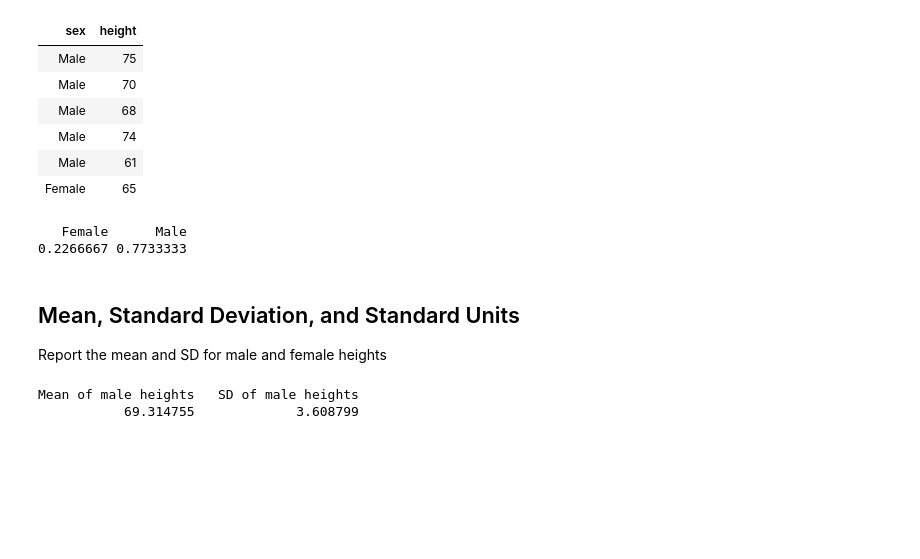
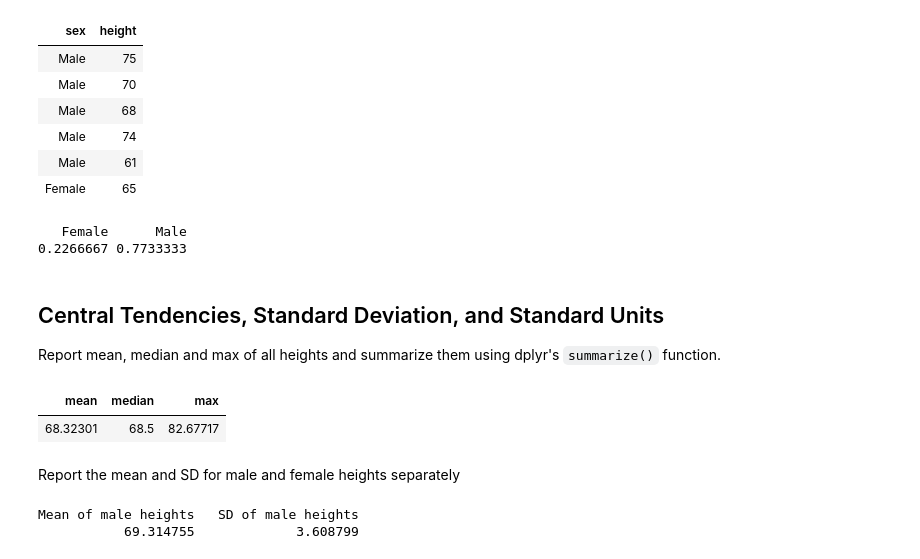
Before and after one commit to rafi007akhtar/R-lab, a Jupyter notebook: heights.ipynb, the cells around one changed output. Drawn from its saved outputs; the diff is of its cells as text; code cells hidden in the pictures; blank space fills up the shorter version.

```diff
--- a/heights.ipynb
+++ b/heights.ipynb
@@ -67,10 +77,21 @@ prop.table(table(heights$sex))
 # %% [output]
    Female      Male
 0.2266667 0.7733333
+# %% [markdown]
+## Central Tendencies, Standard Deviation, and Standard Units
+
+Report mean, median and max of all heights and summarize them using dplyr's `summarize()` function.
+# %%
+heights %>% summarize(
+    mean = mean(height),
+    median = median(height),
+    max = max(height)
+)
+# %% [output]
+| mean | median | max |
+| 68.32301 | 68.5 | 82.67717 |
 # %% [markdown]
-## Mean, Standard Deviation, and Standard Units
-
-Report the mean and SD for male and female heights
+Report the mean and SD for male and female heights separately
 # %%
 # Compute the mean, SD, and standard units for male heights
 indM = heights$sex == "Male"
```
Also changed, not shown: parts of 1 cell of this notebook.
